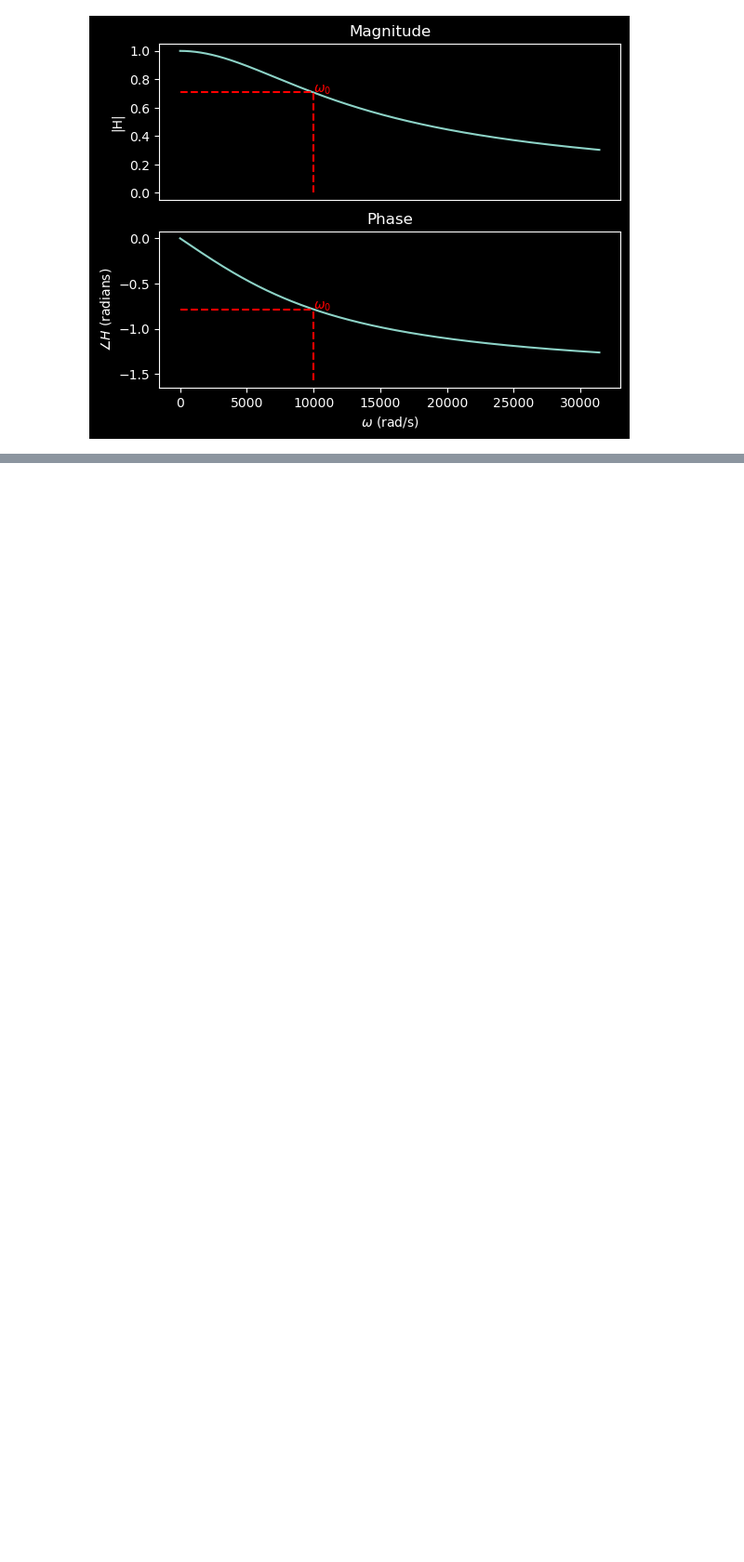
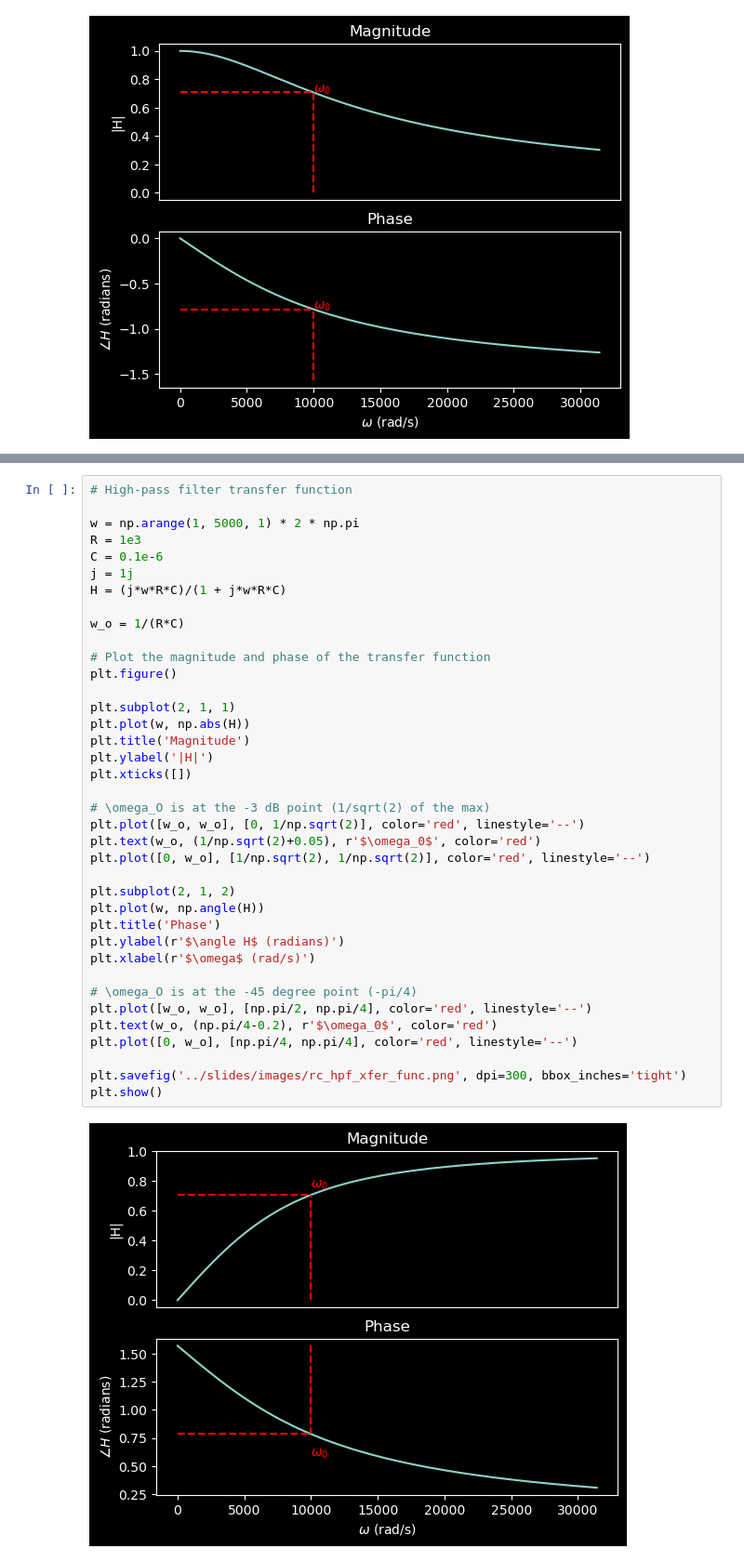
Before and after one commit to mlp6/Biomedical-Electronic-Measurements, a Jupyter notebook: notebooks/filters.ipynb, the cells around one changed output, grey strips where cells are left out. Shown: that part at 93% size. Cells and saved outputs as stored; diff of their text form; blank space fills up the shorter version.

Commit message:
add HPF plots

```diff
--- a/notebooks/filters.ipynb
+++ b/notebooks/filters.ipynb
@@ -47,0 +50,40 @@ plt.show()
+# %%
+# High-pass filter transfer function
+
+w = np.arange(1, 5000, 1) * 2 * np.pi
+R = 1e3
+C = 0.1e-6
+j = 1j
+H = (j*w*R*C)/(1 + j*w*R*C)
+
+w_o = 1/(R*C)
+
+# Plot the magnitude and phase of the transfer function
+plt.figure()
+
+plt.subplot(2, 1, 1)
+plt.plot(w, np.abs(H))
+plt.title('Magnitude')
+plt.ylabel('|H|')
+plt.xticks([])
+
+# \omega_O is at the -3 dB point (1/sqrt(2) of the max)
+plt.plot([w_o, w_o], [0, 1/np.sqrt(2)], color='red', linestyle='--')
+plt.text(w_o, (1/np.sqrt(2)+0.05), r'$\omega_0$', color='red')
+plt.plot([0, w_o], [1/np.sqrt(2), 1/np.sqrt(2)], color='red', linestyle='--')
+
+plt.subplot(2, 1, 2)
+plt.plot(w, np.angle(H))
+plt.title('Phase')
+plt.ylabel(r'$\angle H$ (radians)')
+plt.xlabel(r'$\omega$ (rad/s)')
+
+# \omega_O is at the -45 degree point (-pi/4)
+plt.plot([w_o, w_o], [np.pi/2, np.pi/4], color='red', linestyle='--')
+plt.text(w_o, (np.pi/4-0.2), r'$\omega_0$', color='red')
+plt.plot([0, w_o], [np.pi/4, np.pi/4], color='red', linestyle='--')
+
+plt.savefig('../slides/images/rc_hpf_xfer_func.png', dpi=300, bbox_inches='tight')
+plt.show()
+# %% [output]
+[figure, added]
```
Also changed, not shown: parts of 1 cell of this notebook, 2 other files.
